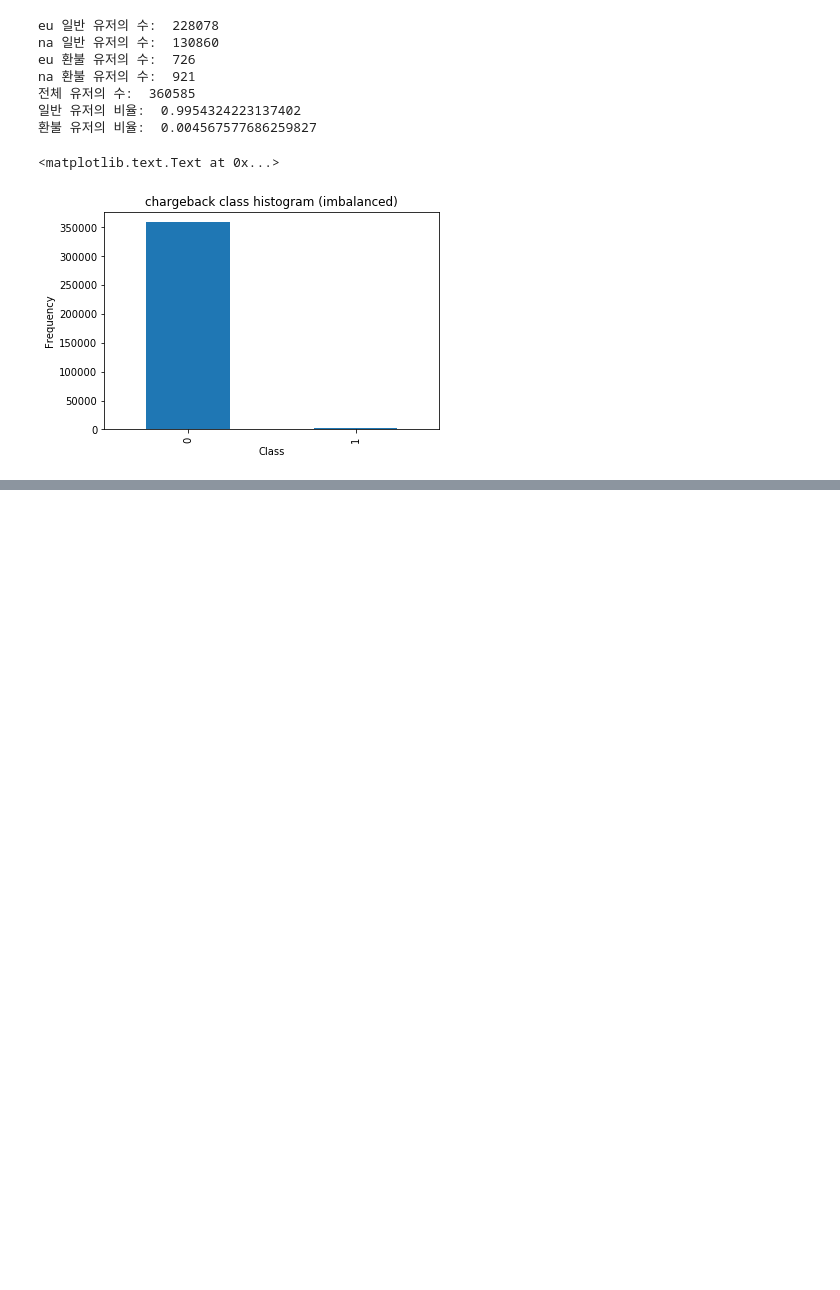
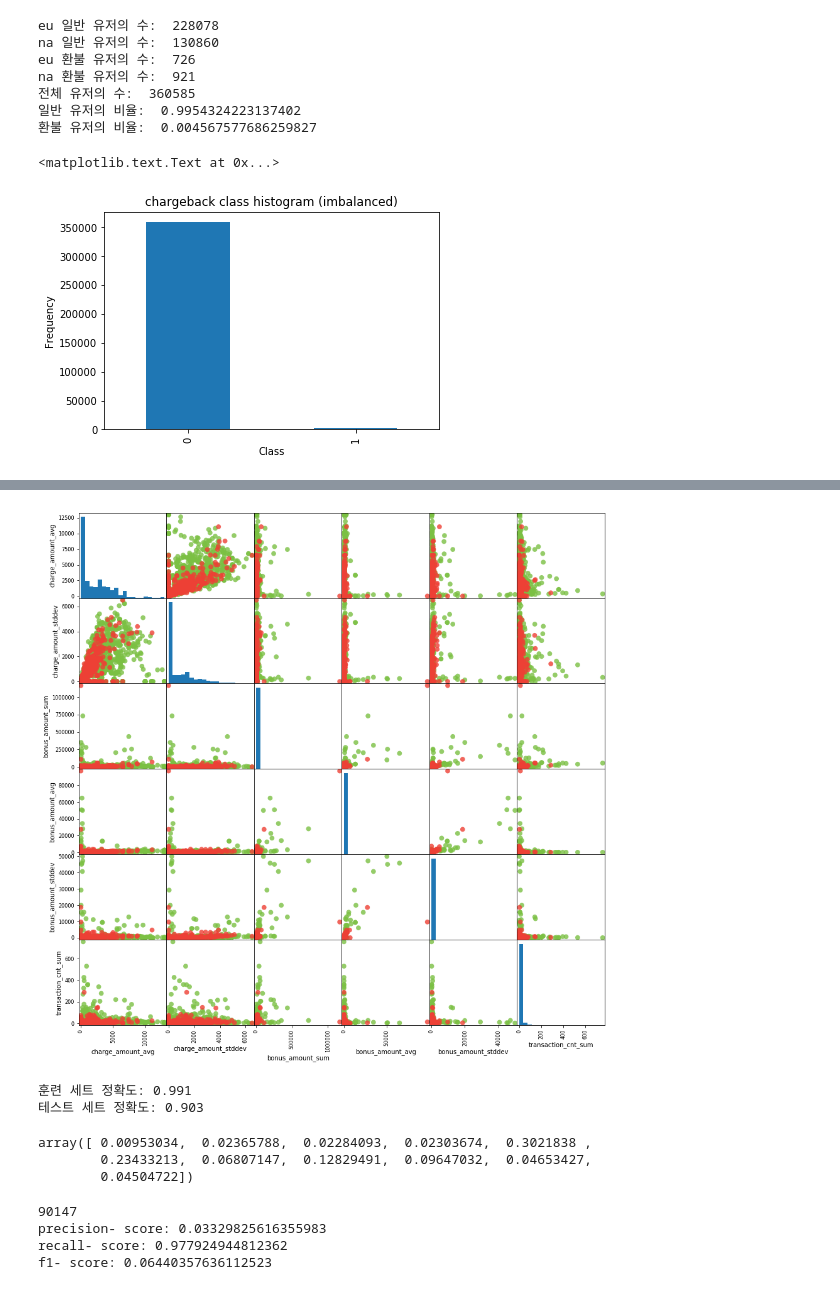
Before and after one commit to wzrnd-newbie/jaegeun, a Jupyter notebook: creditCardFraudDetection.ipynb, the cells around one changed output, grey strips where cells are left out. Drawn from its saved outputs; the diff is of its cells as text; code cells hidden in the pictures; blank space fills up the shorter version.

```diff
--- a/creditCardFraudDetection.ipynb
+++ b/creditCardFraudDetection.ipynb
@@ -63,0 +143,57 @@ charge_all[charge_all['user_no'] == 42002651]
+# %%
+# 저장된 charge_all 데이터 읽어오기
+charge_all = pd.read_csv('charge_all2.csv', encoding='utf-8-sig')
+# %%
+# under sampling 과정
+number_abuser = len(charge_all[charge_all.Class == 1])
+abuser_indices = charge_all[charge_all.Class == 1].index
+normal_indices = charge_all[charge_all.Class == 0].index
+
+random_normal_indices = np.random.choice(normal_indices, number_abuser, replace = False)
+random_normal_indices = np.array(random_normal_indices)
+
+charge_all_sample_indices = np.concatenate([abuser_indices, random_normal_indices])
+
+charge_all_sample = charge_all.iloc[charge_all_sample_indices, :]
+
+x_train = charge_all_sample.iloc[:, charge_all_sample.columns != 'Class']
+y_train = charge_all_sample.iloc[:, charge_all_sample.columns == 'Class']
+# %%
+charge_all_sample = charge_all_sample.drop(charge_all.columns[0:4], axis=1)
+# %%
+x_train2 = charge_all_sample.iloc[:, charge_all_sample.columns != 'Class']
+y_train2 = charge_all_sample.iloc[:, charge_all_sample.columns == 'Class']
+x_train_feature2 = x_train2.iloc[:, 5:14]
+
+color_wheel = {1: "#ee4035",
+               2: "#7bc043" }
+colors = y_train2["Class"].map(lambda x: color_wheel.get(x + 1))
+
+ax = pd.plotting.scatter_matrix(x_train_feature2, color=colors, figsize=(15, 15), marker="o",
+                           hist_kwds={'bins':20}, s=60, alpha=.8, cmap=mglearn.cm3)
+# %% [output]
+[figure, added]
+# %%
+# sample data modeling
+from sklearn.tree import DecisionTreeClassifier
+from sklearn.ensemble import RandomForestClassifier
+from sklearn.model_selection import train_test_split
+
+X = charge_all_sample.iloc[:, charge_all_sample.columns != 'Class']
+y = charge_all_sample.iloc[:, charge_all_sample.columns == 'Class']
+
+X_train, X_test, y_train, y_test = train_test_split(X, y, random_state=0)
+
+forest = RandomForestClassifier(n_estimators=100, random_state=2)
+forest.fit(X_train, y_train)
+print("훈련 세트 정확도: {:.3f}".format(forest.score(X_train, y_train)))
+print("테스트 세트 정확도: {:.3f}".format(forest.score(X_test, y_test)))
+# %% [output]
+훈련 세트 정확도: 0.991
+테스트 세트 정확도: 0.903
+# %%
+forest.feature_importances_
+# %% [output]
+array([ 0.00953034,  0.02365788,  0.02284093,  0.02303674,  0.3021838 ,
+        0.23433213,  0.06807147,  0.12829491,  0.09647032,  0.04653427,
+        0.04504722])
@@ -63,0 +208,12 @@ charge_all[charge_all['user_no'] == 42002651]
+# %%
+from sklearn.metrics import precision_score, f1_score, recall_score
+y_pred = forest.predict(X_test_all)
+print(len(y_test_all))
+print("precision- score: {}".format(precision_score(y_test_all, y_pred)))
+print("recall- score: {}".format(recall_score(y_test_all, y_pred)))
+print("f1- score: {}".format(f1_score(y_test_all, y_pred)))
+# %% [output]
+90147
+precision- score: 0.03329825616355983
+recall- score: 0.977924944812362
+f1- score: 0.06440357636112523
```
Also changed, not shown: parts of 16 cells of this notebook.
